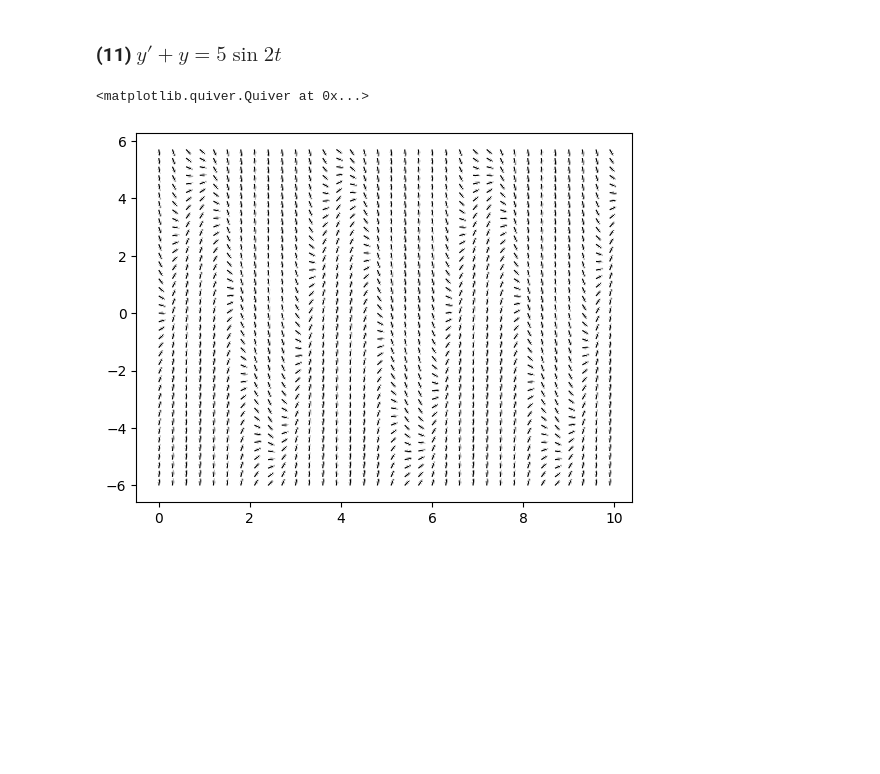
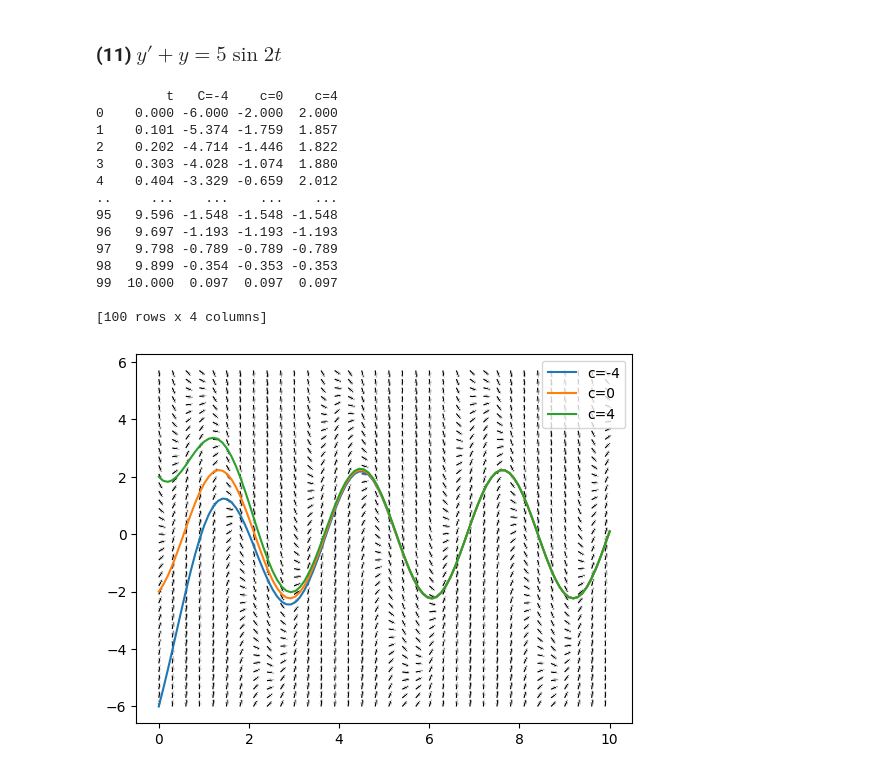
Before and after one commit to FatAnorexic/Math-and-Physics, a Jupyter notebook: diffy_q/linear_equations/linear_slope.ipynb, the cells around one changed output. Cells and saved outputs as stored; diff of their text form; code cells hidden in the pictures; blank space fills up the shorter version.

Commit message:
Add solution eleven

```diff
--- a/diffy_q/linear_equations/linear_slope.ipynb
+++ b/diffy_q/linear_equations/linear_slope.ipynb
@@ -102,14 +102,46 @@ print(data)
 # %%
 st=np.arange(0, 10, 0.3)
 sy=np.arange(-6, 6, 0.3)
 
 ts, ys=np.meshgrid(st, sy)
 
 dy=5*np.sin(2*ts)-ys
 dt=np.ones(dy.shape)
 n=norm(dt, dy)
 
 plt.quiver(ts, ys, dt/n, dy/n, headaxislength=0)
+
+def eleven_sol(t, c):
+    return c*np.exp(-t)+np.sin(2*t)-2*np.cos(2*t)
+
+const=[-4, 0, 4]
+time=np.linspace(0,10, 100)
+
+for c in const:
+    plt.plot(time, eleven_sol(time, c), label=rf'c={c}')
+plt.legend()
+
+data=pd.DataFrame({
+    't':[round(t,3) for t in time],
+    'C=-4':[round(eleven_sol(t,const[0]),3) for t in time],
+    'c=0':[round(eleven_sol(t, const[1]),3) for t in time],
+    'c=4':[round(eleven_sol(t, const[2]), 3) for t in time]
+    })
+
+print(data)
 # %% [output]
-<matplotlib.quiver.Quiver at 0x...>
+         t   C=-4    c=0    c=4
+0    0.000 -6.000 -2.000  2.000
+1    0.101 -5.374 -1.759  1.857
+2    0.202 -4.714 -1.446  1.822
+3    0.303 -4.028 -1.074  1.880
+4    0.404 -3.329 -0.659  2.012
+..     ...    ...    ...    ...
+95   9.596 -1.548 -1.548 -1.548
+96   9.697 -1.193 -1.193 -1.193
+97   9.798 -0.789 -0.789 -0.789
+98   9.899 -0.354 -0.353 -0.353
+99  10.000  0.097  0.097  0.097
+
+[100 rows x 4 columns]
-[figure, old version]
+[figure, new version]
```
